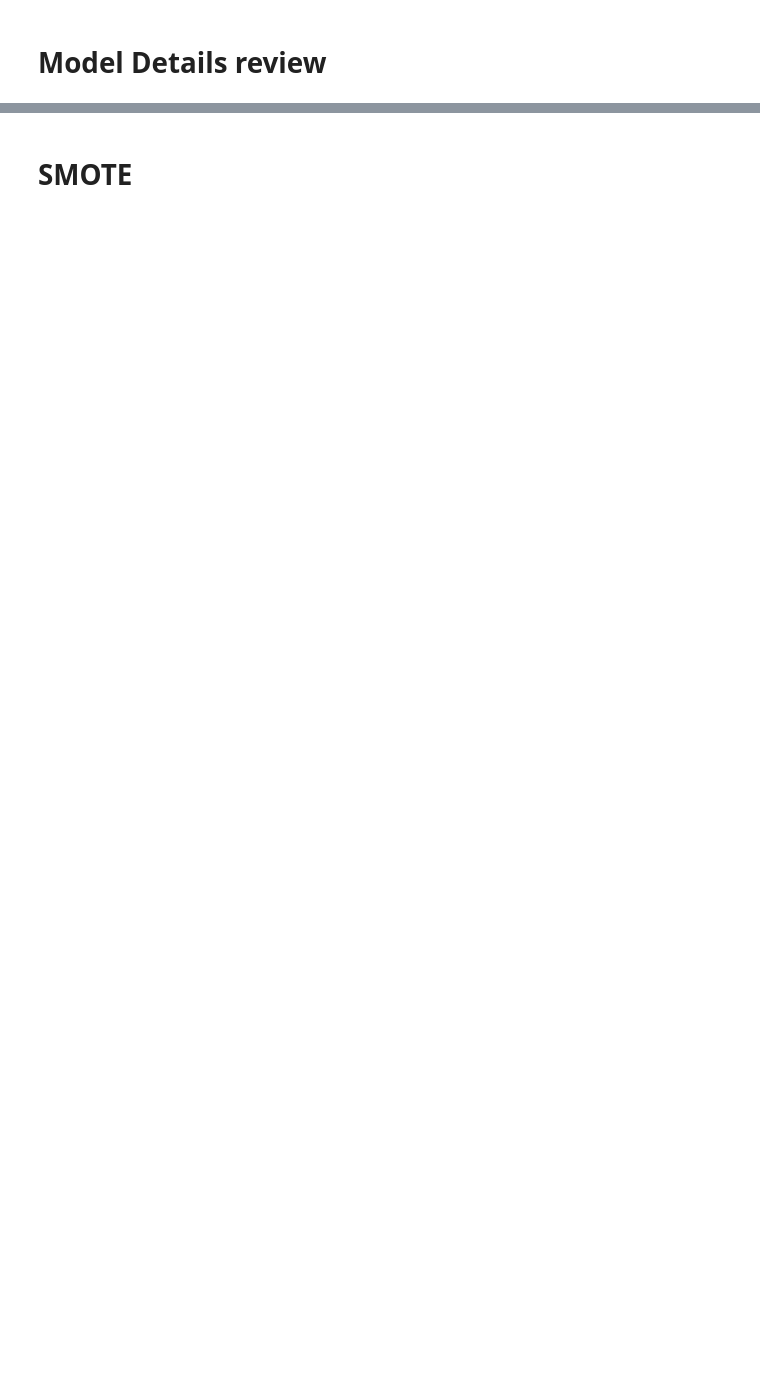
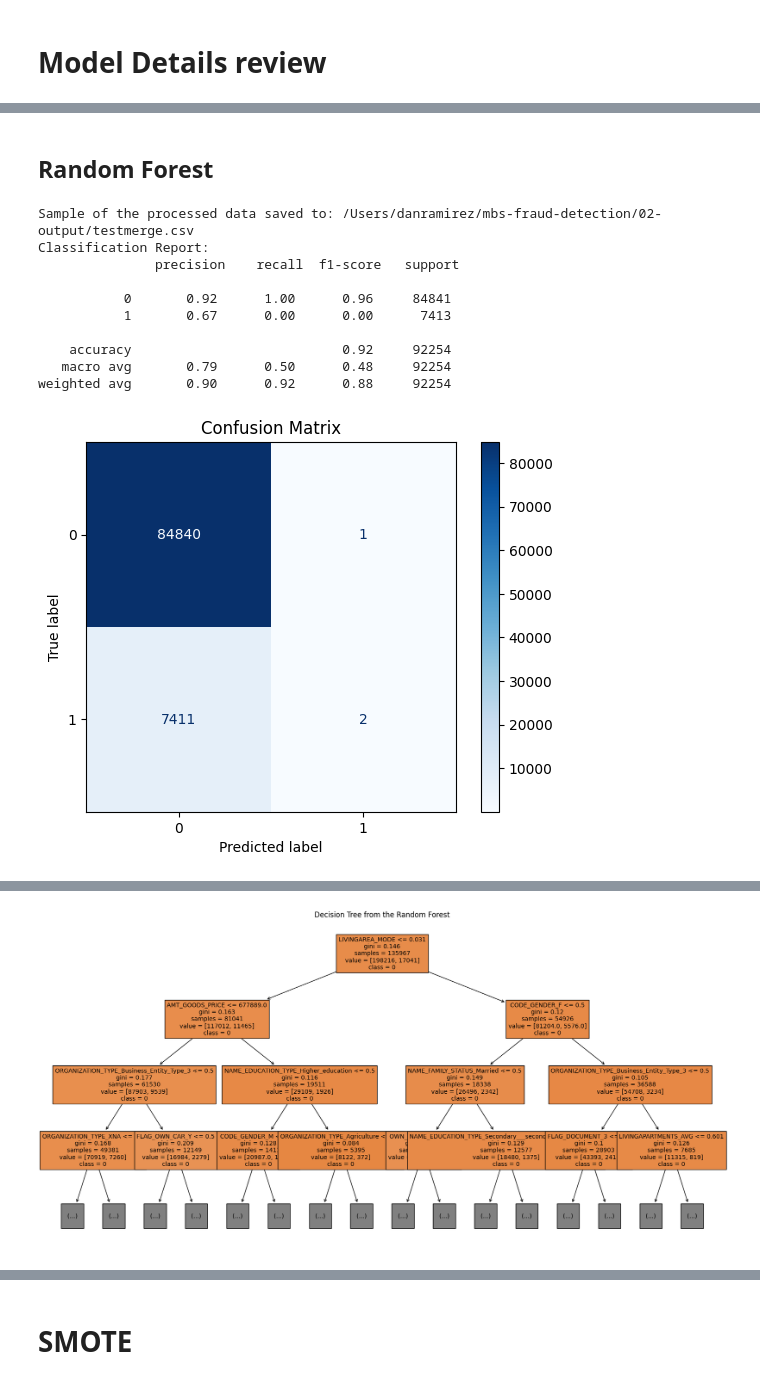
Before and after one commit to Dandata0101/mbs-fraud-detection, a Jupyter notebook: Classwork_day03.ipynb, the cells around one changed output, grey strips where cells are left out. Saved outputs shown, nothing was run; the diff lists cells and outputs as text; code cells hidden in the pictures; blank space fills up the shorter version.

```diff
--- a/Classwork_day03.ipynb
+++ b/Classwork_day03.ipynb
@@ -84,0 +112,20 @@ weighted avg       0.86      0.85      0.86     92254
+# %% [markdown]
+## Random Forest
+# %%
+from scripts.dataclean import preprocess_for_lightgbm
+from scripts.models import logistic_regression_model,train_and_evaluate_decision_tree,train_and_evaluate_random_forest,train_and_evaluate_knn,train_and_evaluate_gaussian_nb
+
+processed_data = preprocess_for_lightgbm(df5, 'SK_ID_CURR')
+train_and_evaluate_random_forest(processed_data, target_column='TARGET', drop_columns=[], return_accuracy_only=False)
+# %% [output]
+Sample of the processed data saved to: /Users/danramirez/mbs-fraud-detection/02-output/testmerge.csv
+Classification Report:
+               precision    recall  f1-score   support
+
+           0       0.92      1.00      0.96     84841
+           1       0.67      0.00      0.00      7413
+
+    accuracy                           0.92     92254
+   macro avg       0.79      0.50      0.48     92254
+weighted avg       0.90      0.92      0.88     92254
+[figure, added]
@@ -84,0 +133 @@ weighted avg       0.86      0.85      0.86     92254
+[figure, added]
```
Also changed, not shown: parts of 8 cells of this notebook, 4 other files.
